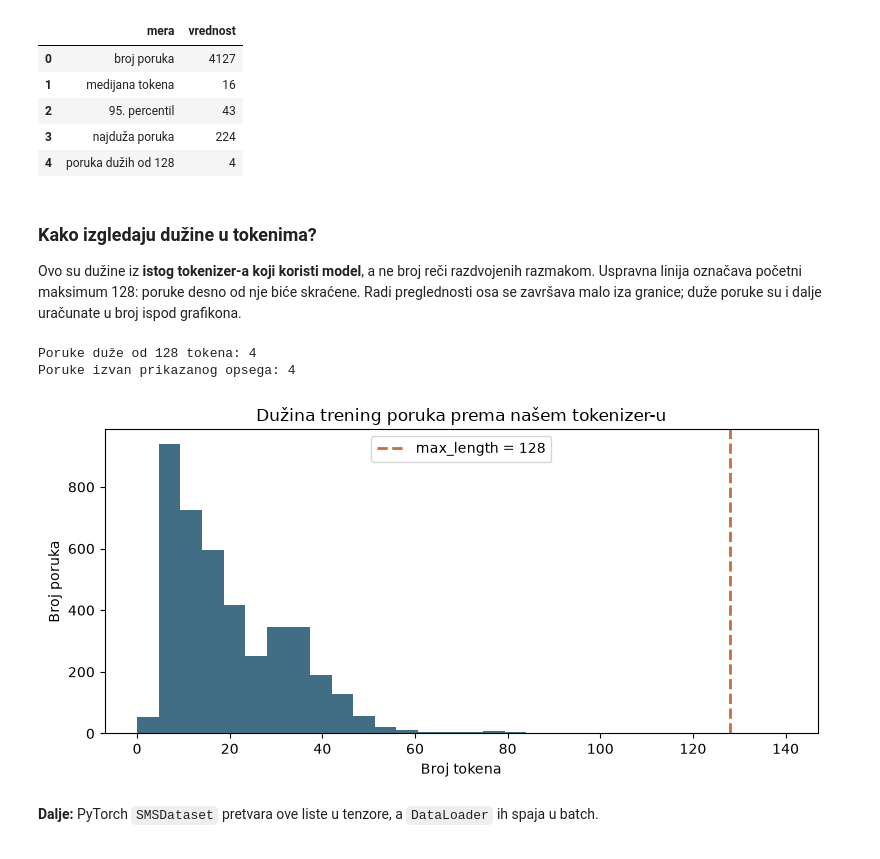
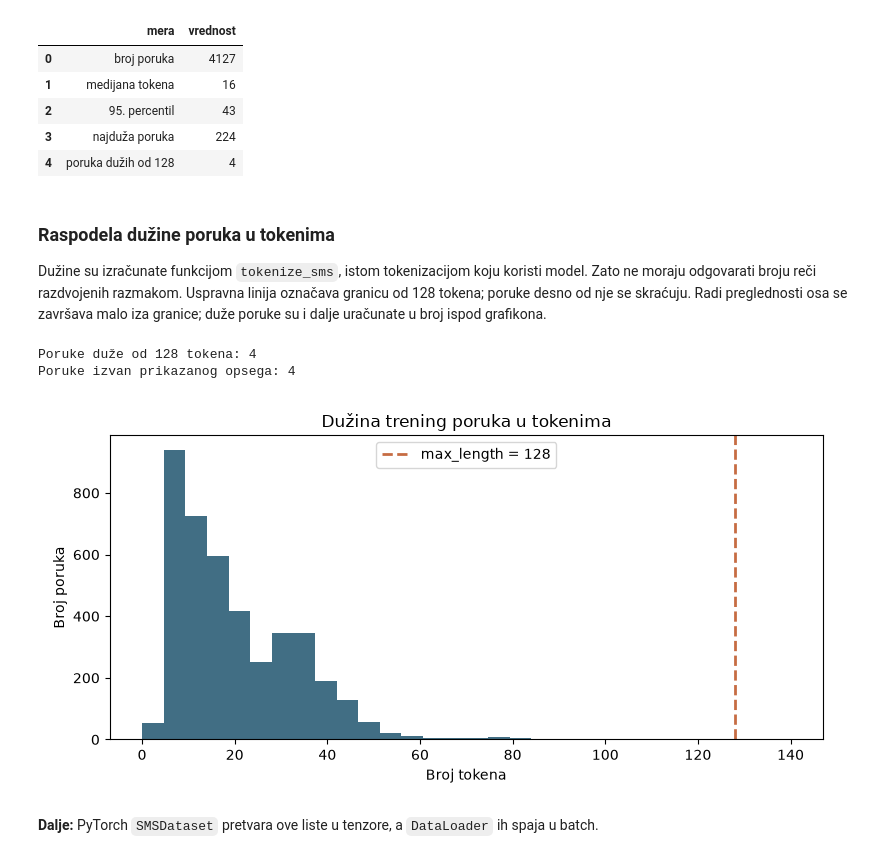
Before and after one commit to bogdanm01/SMS-Spam-Detection, a Jupyter notebook: notebooks/02_text_preparation.ipynb, the cells around one changed output. Cells and saved outputs as stored; diff of their text form; code cells hidden in the pictures.

```diff
--- a/notebooks/02_text_preparation.ipynb
+++ b/notebooks/02_text_preparation.ipynb
@@ -160,24 +160,24 @@ pd.DataFrame({
 | 3 | najduža poruka | 224 |
 | 4 | poruka dužih od 128 | 4 |
 # %% [markdown]
-### Kako izgledaju dužine u tokenima?
+### Raspodela dužine poruka u tokenima
 
-Ovo su dužine iz **istog tokenizer-a koji koristi model**, a ne broj reči razdvojenih razmakom. Uspravna linija označava početni maksimum 128: poruke desno od nje biće skraćene. Radi preglednosti osa se završava malo iza granice; duže poruke su i dalje uračunate u broj ispod grafikona.
+Dužine su izračunate funkcijom `tokenize_sms`, istom tokenizacijom koju koristi model. Zato ne moraju odgovarati broju reči razdvojenih razmakom. Uspravna linija označava granicu od 128 tokena; poruke desno od nje se skraćuju. Radi preglednosti osa se završava malo iza granice; duže poruke su i dalje uračunate u broj ispod grafikona.
 # %%
 limit = max(DEFAULT_MAX_LENGTH + 12, int(lengths.quantile(0.99)) + 1)
 visible = lengths[lengths <= limit]
 print('Poruke duže od 128 tokena:', int((lengths > DEFAULT_MAX_LENGTH).sum()))
 print('Poruke izvan prikazanog opsega:', int((lengths > limit).sum()))
 fig, ax = plt.subplots(figsize=(8, 4))
 ax.hist(visible, bins=30, range=(0, limit), color='#416e84')
 ax.axvline(DEFAULT_MAX_LENGTH, color='#c66c43', linestyle='--', linewidth=2, label='max_length = 128')
-ax.set(title='Dužina trening poruka prema našem tokenizer-u', xlabel='Broj tokena', ylabel='Broj poruka')
+ax.set(title='Dužina trening poruka u tokenima', xlabel='Broj tokena', ylabel='Broj poruka')
 ax.legend()
 plt.tight_layout()
 plt.show()
 # %% [output]
 Poruke duže od 128 tokena: 4
 Poruke izvan prikazanog opsega: 4
-[figure, old version]
+[figure, new version]
 # %% [markdown]
 **Dalje:** PyTorch `SMSDataset` pretvara ove liste u tenzore, a `DataLoader` ih spaja u batch.
```
Also changed, not shown: parts of 7 cells of this notebook, 1 other file.
